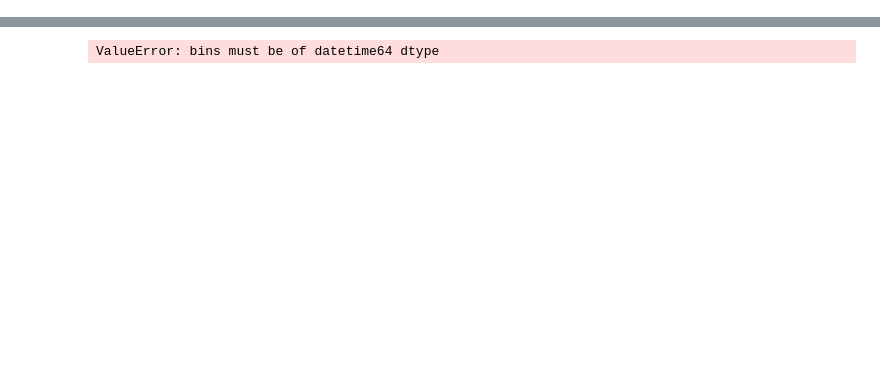
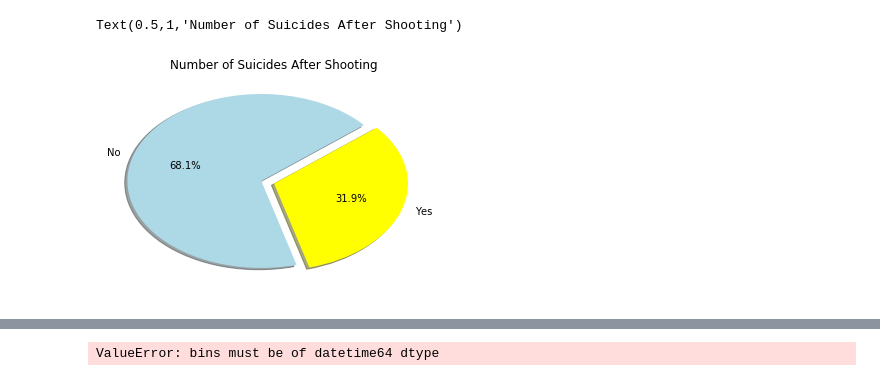
Before and after one commit to avangemert/TuThu-project-one, a Jupyter notebook: shootings_viz.ipynb, the cells around one changed output, grey strips where cells are left out. Cells and saved outputs as stored; diff of their text form; code cells hidden in the pictures; blank space fills up the shorter version.

```diff
--- a/shootings_viz.ipynb
+++ b/shootings_viz.ipynb
@@ -76,0 +33,16 @@ total_victims
+# %%
+# Number of Suicides after shooting pie chart
+no_suicide_df = school_shootings_df.loc[school_shootings_df["Suicide"]=="N"]
+yes_suicide_df = school_shootings_df.loc[school_shootings_df["Suicide"]=="Y"]
+no_suicide = len(no_suicide_df["Suicide"])
+yes_suicide = len(yes_suicide_df["Suicide"])
+suicide = [no_suicide,yes_suicide]
+labels = ["No","Yes"]
+colors = ["lightblue","yellow"]
+explode = [0.1,0]
+plt.pie(suicide, explode=explode, labels=labels, colors=colors,
+        autopct="%1.1f%%", shadow=True, startangle=40)
+plt.title("Number of Suicides After Shooting")
+# %% [output]
+Text(0.5,1,'Number of Suicides After Shooting')
+[figure, added]
```
Also changed, not shown: parts of 26 cells of this notebook.
